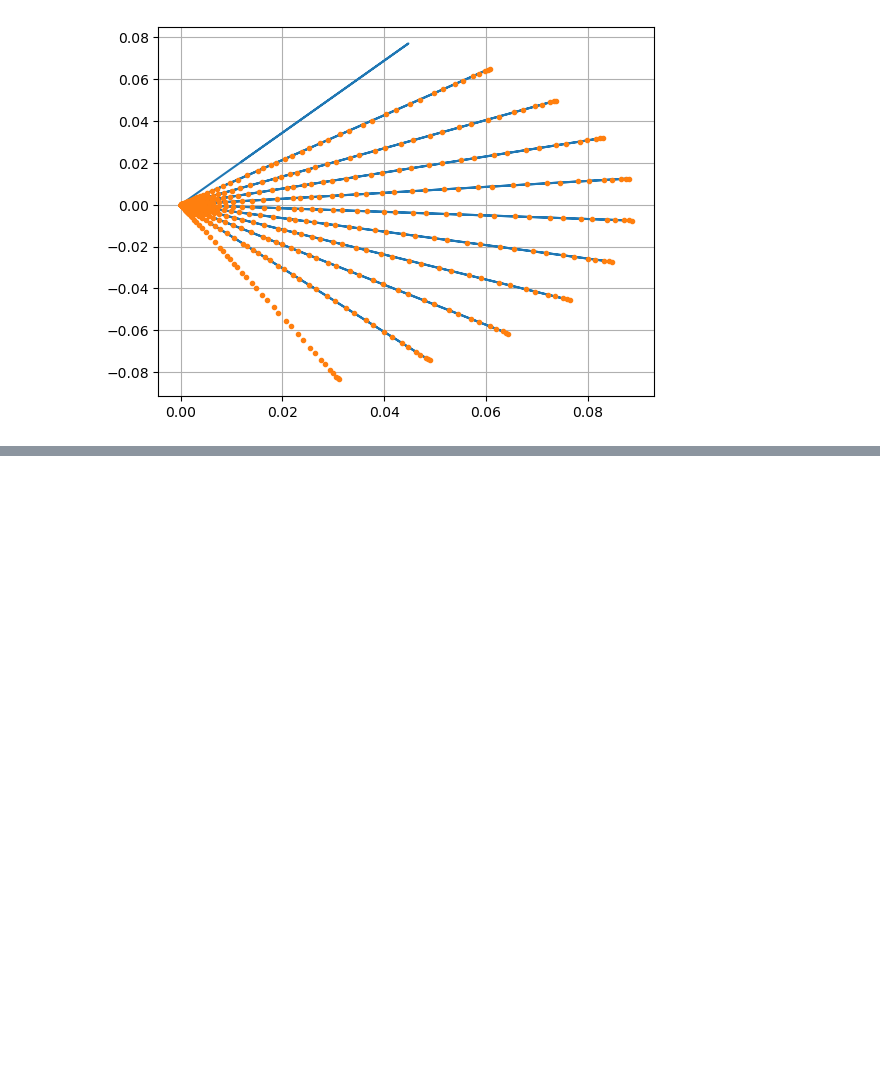
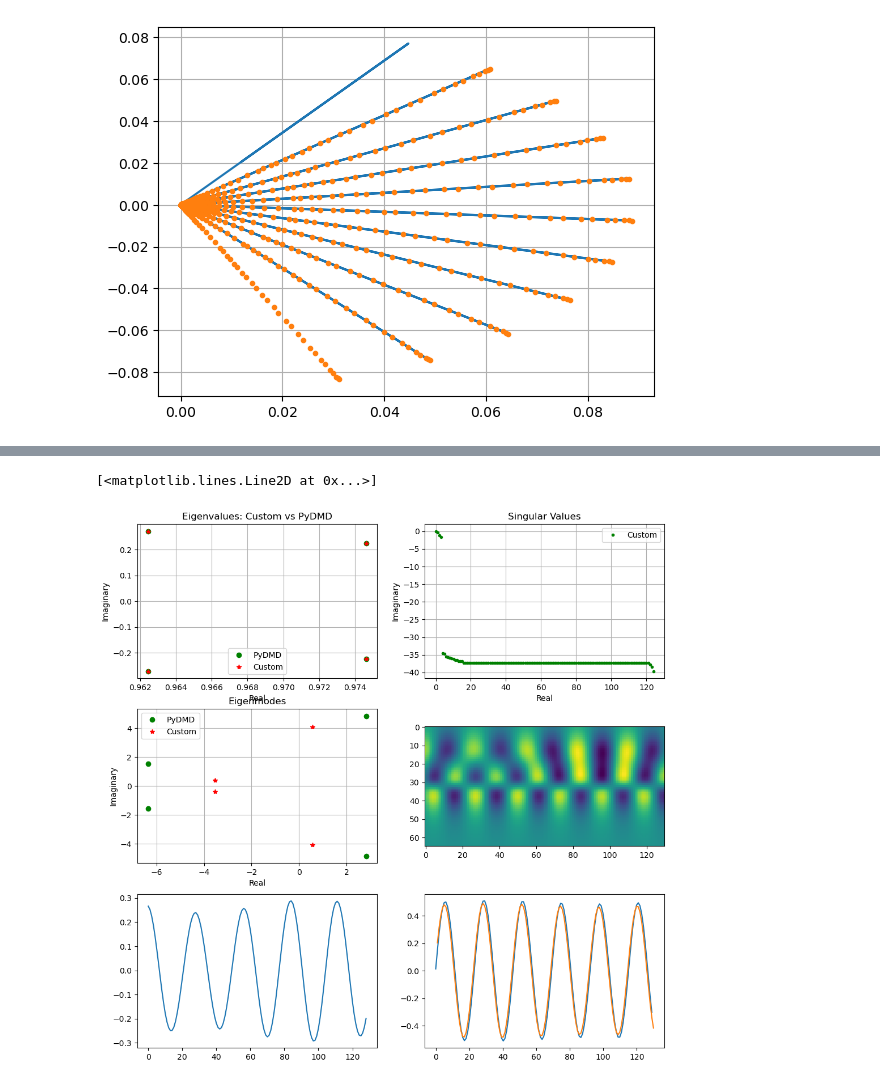
Before and after one commit to juanpulgarin/DMD_project, a Jupyter notebook: Running_Script.ipynb, the cells around one changed output, grey strips where cells are left out. Drawn from its saved outputs; the diff is of its cells as text; code cells hidden in the pictures; blank space fills up the shorter version.

```diff
--- a/Running_Script.ipynb
+++ b/Running_Script.ipynb
@@ -644,0 +665,66 @@ NameError: name 'lead_eigs' is not defined
+# %%
+def Dynamics(H,Eigvals,Modes,nt,d):
+    x1=H[:,0]
+
+    #if d > 1:
+    Φ = np.average( Modes.reshape(d,Modes.shape[0] // d, Modes.shape[1],),axis=0,)
+
+    time_steps = np.linspace(0,nt,nt+1,dtype=int)
+    temp = np.repeat( Eigvals[:, None], time_steps.shape[0], axis=1 )
+    tpow = ( time_steps - 0 ) / ( time_steps[1] - time_steps[0] )
+
+    amplitudes = LA.pinv(Modes) @ x1
+    dynamics = np.power(temp, tpow) * amplitudes[:, None]
+
+    return temp, amplitudes, dynamics , np.dot(Φ,dynamics)
+
+d=4
+H_custom = dmd_scripts.custom_hankel_embedding(X.T, d)
+Singular_values,Eigvals,Modes,modes_average = dmd_scripts.perform_dmd(H_custom, rank=rank, d=d )
+temp_costum,amplitudes_costum,b_costum,reconstruction_costum = Dynamics(H_custom,Eigvals,Modes,nt,d)
+
+
+plt.figure(figsize=(12, 12))
+
+plt.subplot(3, 2, 1)
+plt.title("Eigenvalues: Custom vs PyDMD")
+plt.plot(lead_eigs.real, lead_eigs.imag, 'go', label='PyDMD')
+plt.plot(Eigvals.real, Eigvals.imag, 'r*', label='Custom')
+
+plt.xlabel("Real")
+plt.ylabel("Imaginary")
+plt.grid(True)
+plt.legend()
+
+plt.subplot(3, 2, 2)
+plt.title("Singular Values")
+plt.plot(np.log(Singular_values[:]/Singular_values[0]), 'g.', label='Custom')
+
+plt.xlabel("Real")
+plt.ylabel("Imaginary")
+plt.grid(True)
+plt.legend()
+
+plt.subplot(3, 2, 3)
+plt.title("Eigenmodes")
+plt.plot(dmd.amplitudes.real,dmd.amplitudes.imag, 'go', label='PyDMD')
+plt.plot(amplitudes_costum.real, amplitudes_costum.imag, 'r*', label='Custom')
+plt.xlabel("Real")
+plt.ylabel("Imaginary")
+plt.grid(True)
+plt.legend()
+
+plt.subplot(3, 2, 4)
+plt.imshow(np.dot(modes_average,b_costum).real)
+
+plt.subplot(3, 2, 5)
+#plt.imshow(delay_dmd.reconstructed_data[0:65].real)
+plt.plot(delay_dmd.reconstructed_data[0].real)
+
+plt.subplot(3, 2, 6)
+#plt.imshow(reconstruction_costum[:,0:129].real)
+plt.plot(np.linspace(0,129,129),delay_dmd.reconstructed_data[45].real)
+plt.plot(np.linspace(0,129,129)+1,reconstruction_costum[45,0:129].real)
+# %% [output]
+[<matplotlib.lines.Line2D at 0x...>]
+[figure, added]
```
Also changed, not shown: parts of 3 cells of this notebook, 2 other files.
